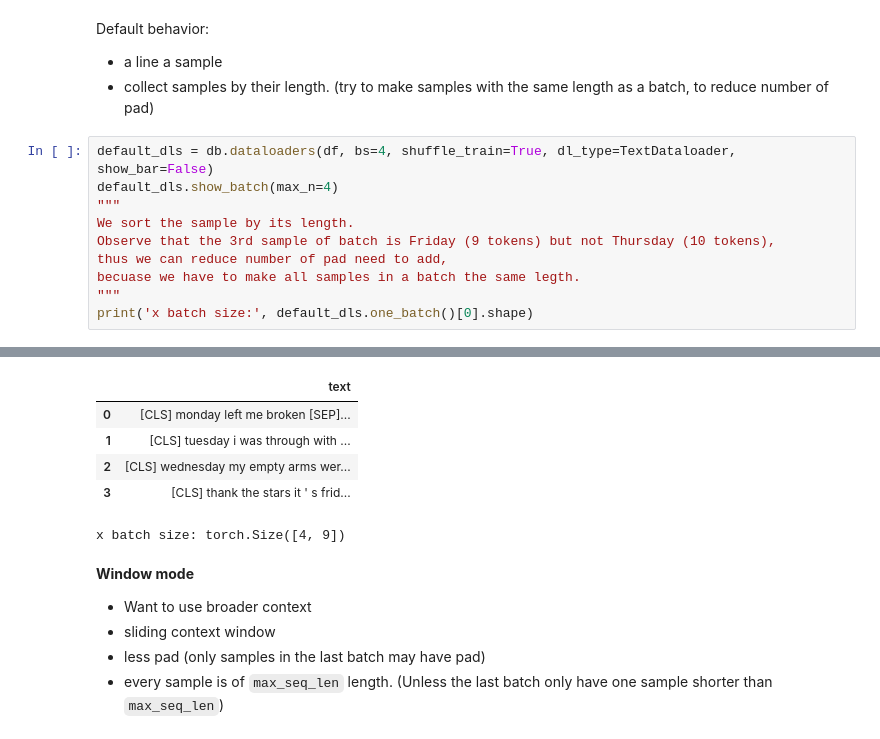
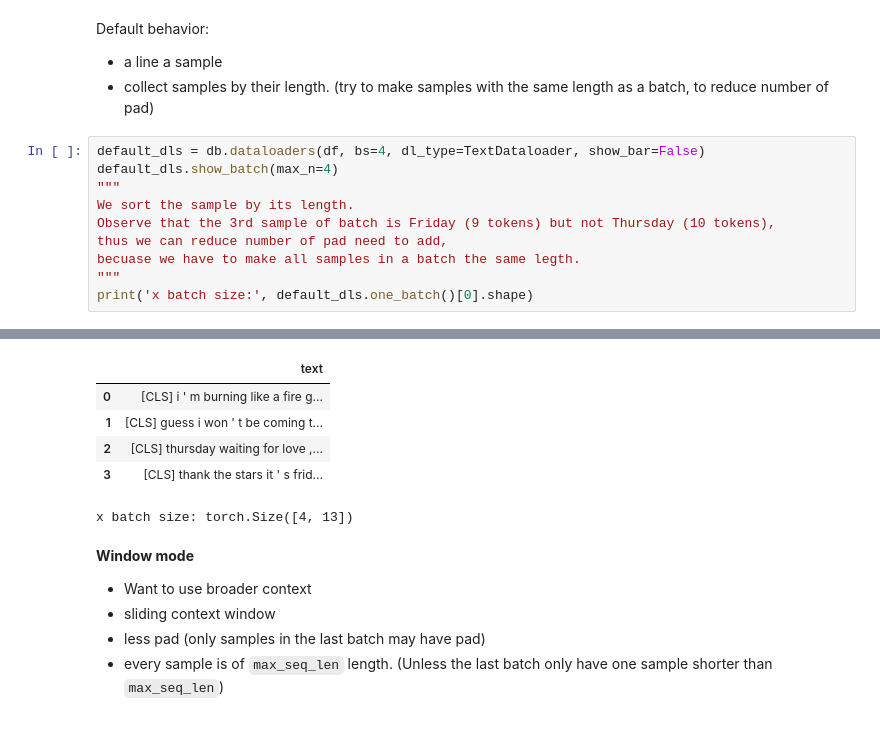
Before and after one commit to richarddwang/electra_pytorch, a Jupyter notebook: Try_TextDataloader.ipynb, the cells around one changed output, grey strips where cells are left out. Drawn from its saved outputs; the diff is of its cells as text.

```diff
--- a/Try_TextDataloader.ipynb
+++ b/Try_TextDataloader.ipynb
@@ -193,23 +216,23 @@ Default behavior:
 * a line a sample
 * collect samples by their length. (try to make samples with the same length as a batch, to reduce number of pad)
 # %%
-default_dls = db.dataloaders(df, bs=4, shuffle_train=True, dl_type=TextDataloader, show_bar=False)
+default_dls = db.dataloaders(df, bs=4, dl_type=TextDataloader, show_bar=False)
 default_dls.show_batch(max_n=4)
 """
 We sort the sample by its length.
 Observe that the 3rd sample of batch is Friday (9 tokens) but not Thursday (10 tokens),
 thus we can reduce number of pad need to add,
 becuase we have to make all samples in a batch the same legth.
 """
 print('x batch size:', default_dls.one_batch()[0].shape)
 # %% [output]
 [interactive output not drawn]
 |  | text |
-| 0 | [CLS] monday left me broken [SEP]... |
-| 1 | [CLS] tuesday i was through with ... |
-| 2 | [CLS] wednesday my empty arms wer... |
+| 0 | [CLS] i ' m burning like a fire g... |
+| 1 | [CLS] guess i won ' t be coming t... |
+| 2 | [CLS] thursday waiting for love ,... |
 | 3 | [CLS] thank the stars it ' s frid... |
-x batch size: torch.Size([4, 9])
+x batch size: torch.Size([4, 13])
 # %% [markdown]
 **Window mode**
 * Want to use broader context
```
Also changed, not shown: parts of 12 cells of this notebook, 1 other file.
